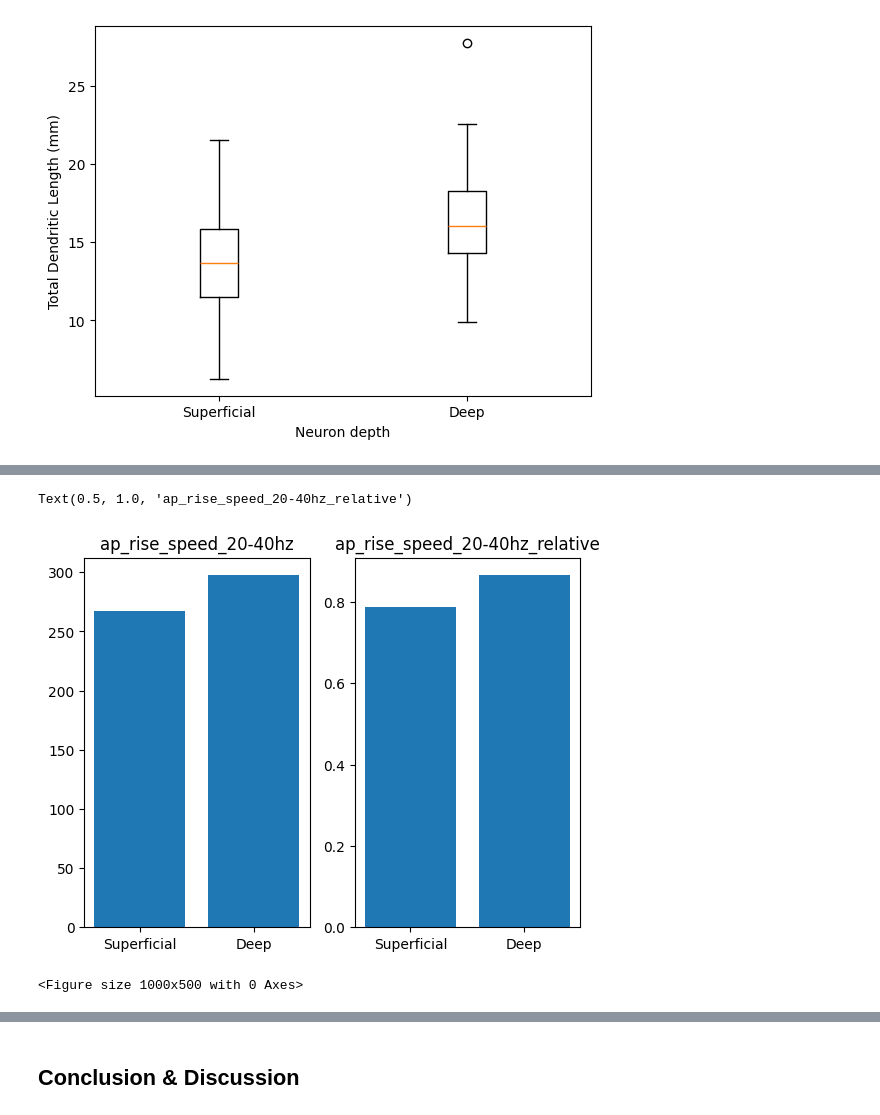
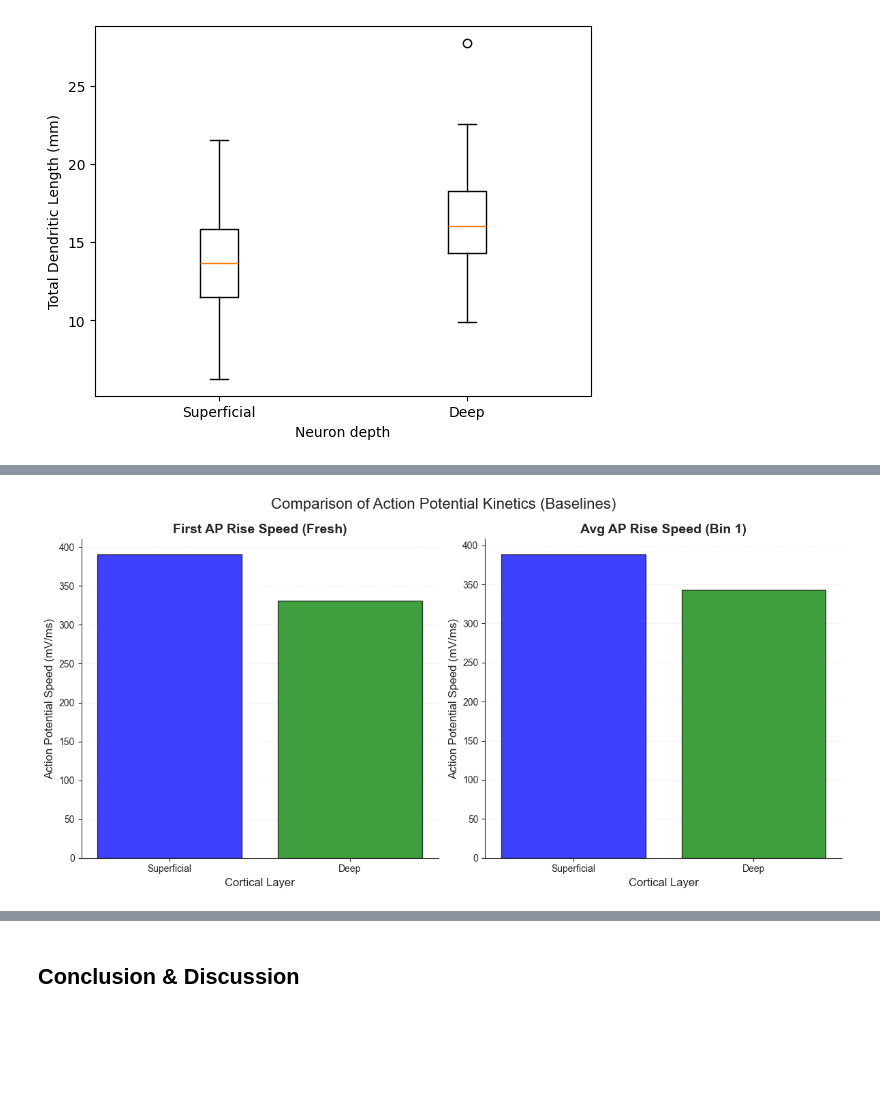
Before and after one commit to earanda4/Cell_Types_Project, a Jupyter notebook: Cell_Types_Project_Draft.ipynb, the cells around one changed output, grey strips where cells are left out. Saved outputs shown, nothing was run; the diff lists cells and outputs as text; code cells hidden in the pictures; blank space fills up the shorter version.

Commit message:
updated bar graphs

```diff
--- a/Cell_Types_Project_Draft.ipynb
+++ b/Cell_Types_Project_Draft.ipynb
@@ -209,18 +187,39 @@ Text(0.5, 1.0, 'ap_rise_speed_all_first_aps_bin1')
-# %%
-fig, axs = plt.subplots(1,2)
-plt.figure(figsize=(10,5))
-temp_list = []
-temp_list.append(superficial_df[ap_columns[2]].mean())
-temp_list.append(deep_df[ap_columns[2]].mean())
-axs[0].bar(labels, temp_list)
-axs[0].set_title(str(ap_columns[2]))
-
-temp_list = []
-temp_list.append(superficial_df[ap_columns[3]].mean())
-temp_list.append(deep_df[ap_columns[3]].mean())
-axs[1].bar(labels, temp_list)
-axs[1].set_title(str(ap_columns[3]))
-# %% [output]
-Text(0.5, 1.0, 'ap_rise_speed_20-40hz_relative')
-[figure, removed]
-<Figure size 1000x500 with 0 Axes>
+# %%
+
+# Set style
+sns.set_style("ticks")
+
+fig, axs = plt.subplots(1, 2, figsize=(12, 6))
+labels = ['Superficial', 'Deep']
+ap_columns = ['first_ap_rise_speed', 'ap_rise_speed_all_first_aps_bin1', 'ap_rise_speed_20-40hz', 'ap_rise_speed_20-40hz_relative']
+colors = ['blue', 'green']
+
+# First plot: First AP Rise Speed
+mean_data = []
+mean_data.append(superficial_df[ap_columns[0]].mean()) # mean of first ap rise speed for superficial neurons
+mean_data.append(deep_df[ap_columns[0]].mean()) # mean of first ap rise speed for deep neurons
+axs[0].bar(labels, mean_data, color=colors, edgecolor='black', alpha=0.75)
+
+axs[0].set_title('First AP Rise Speed (Fresh)', fontsize=14, fontweight='bold')
+axs[0].set_ylabel('Action Potential Speed (mV/ms)', fontsize=12)
+axs[0].set_xlabel('Cortical Layer', fontsize=12)
+axs[0].grid(axis='y', linestyle='--', alpha=0.3)
+sns.despine(ax=axs[0])
+
+# Second plot: AP Rise Speed for All First APs in Bin 1
+# Reset mean data list for the second plot
+mean_data= []
+mean_data.append(superficial_df[ap_columns[1]].mean())
+mean_data.append(deep_df[ap_columns[1]].mean())
+axs[1].bar(labels, mean_data, color=colors, edgecolor='black', alpha=0.75)
+axs[1].set_title('Avg AP Rise Speed (Bin 1)', fontsize=14, fontweight='bold')
+axs[1].set_ylabel('Action Potential Speed (mV/ms)', fontsize=12)
+axs[1].set_xlabel('Cortical Layer', fontsize=12)
+axs[1].grid(axis='y', linestyle='--', alpha=0.3)
+sns.despine(ax=axs[1])
+
+plt.suptitle('Comparison of Action Potential Kinetics (Baselines)', fontsize=16)
+plt.tight_layout()
+plt.show()
+# %% [output]
+[figure, added]
```
Also changed, not shown: parts of 4 cells of this notebook.
